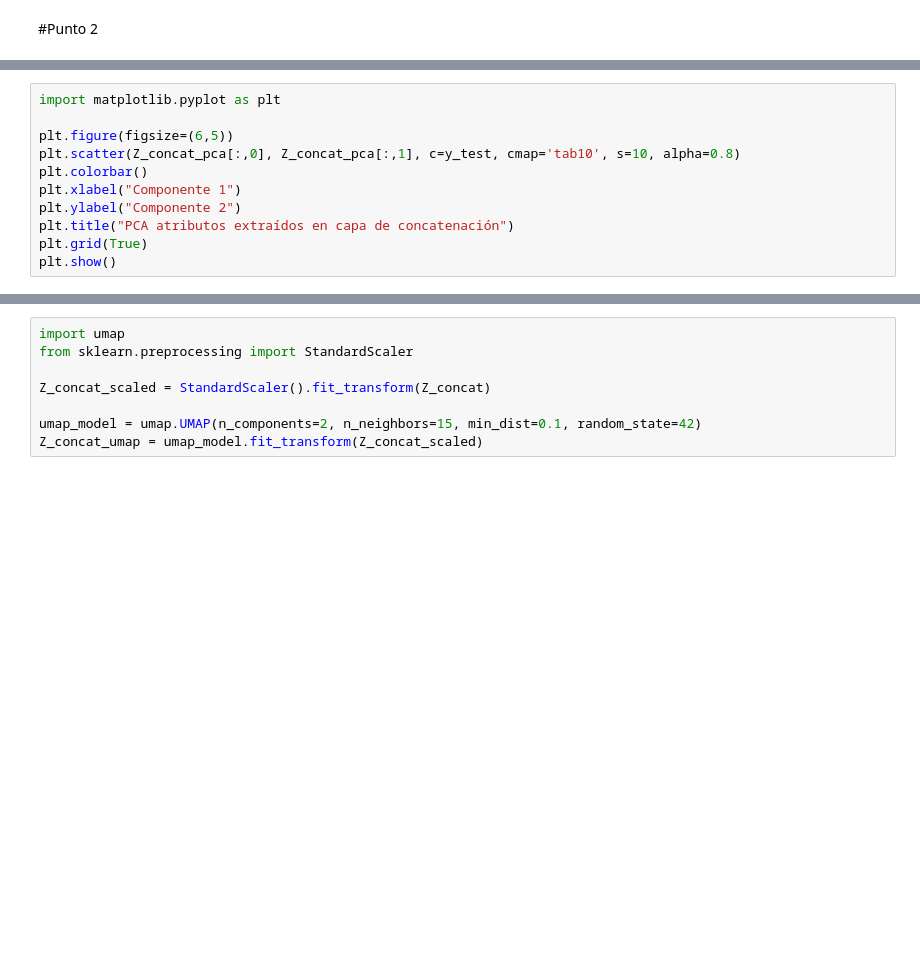
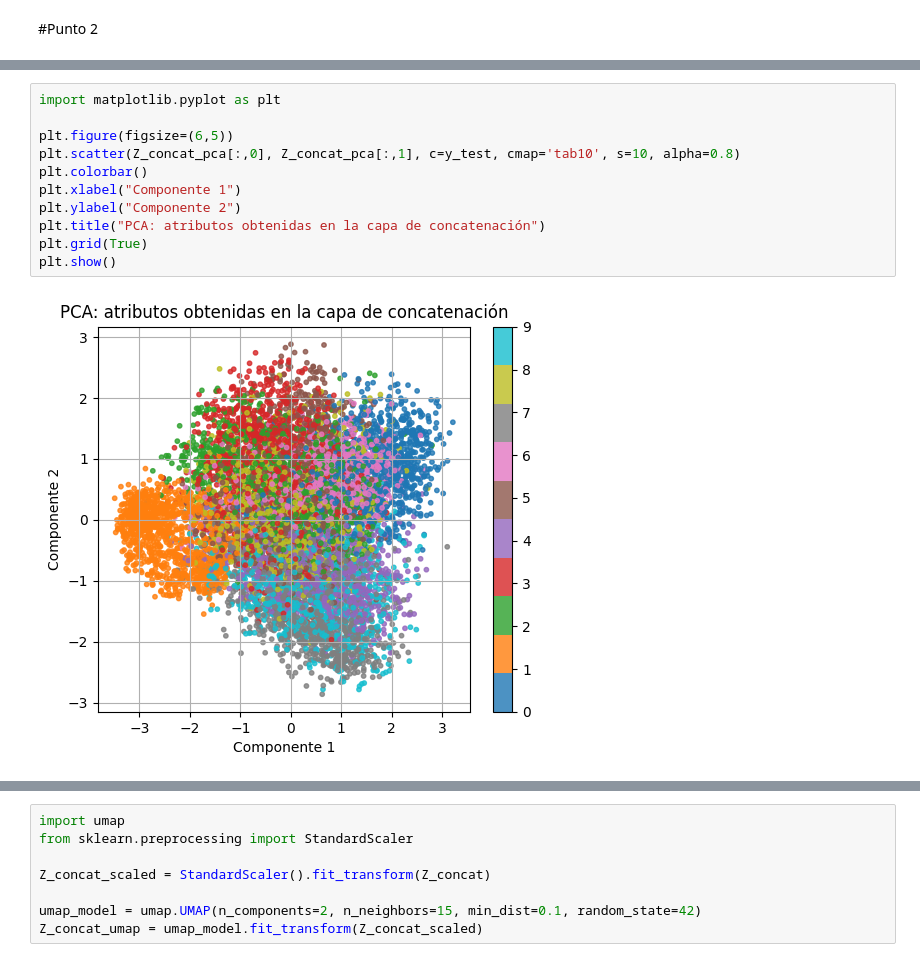
Before and after one commit to Jholman22/ProcesamientoImagenes2025, a Jupyter notebook: 2_DL_Keras_API_funcional.ipynb, the cells around one changed output, grey strips where cells are left out. Drawn from its saved outputs; the diff is of its cells as text; blank space fills up the shorter version.

```diff
--- a/2_DL_Keras_API_funcional.ipynb
+++ b/2_DL_Keras_API_funcional.ipynb
@@ -310,14 +467,16 @@ print(Z_concat_pca.shape)
 # %%
 import matplotlib.pyplot as plt
 
 plt.figure(figsize=(6,5))
 plt.scatter(Z_concat_pca[:,0], Z_concat_pca[:,1], c=y_test, cmap='tab10', s=10, alpha=0.8)
 plt.colorbar()
 plt.xlabel("Componente 1")
 plt.ylabel("Componente 2")
-plt.title("PCA atributos extraídos en capa de concatenación")
+plt.title("PCA: atributos obtenidas en la capa de concatenación")
 plt.grid(True)
 plt.show()
+# %% [output]
+[figure, added]
 # %%
 
 from matplotlib.offsetbox import OffsetImage, AnnotationBbox
```
Also changed, not shown: parts of 43 cells of this notebook.
